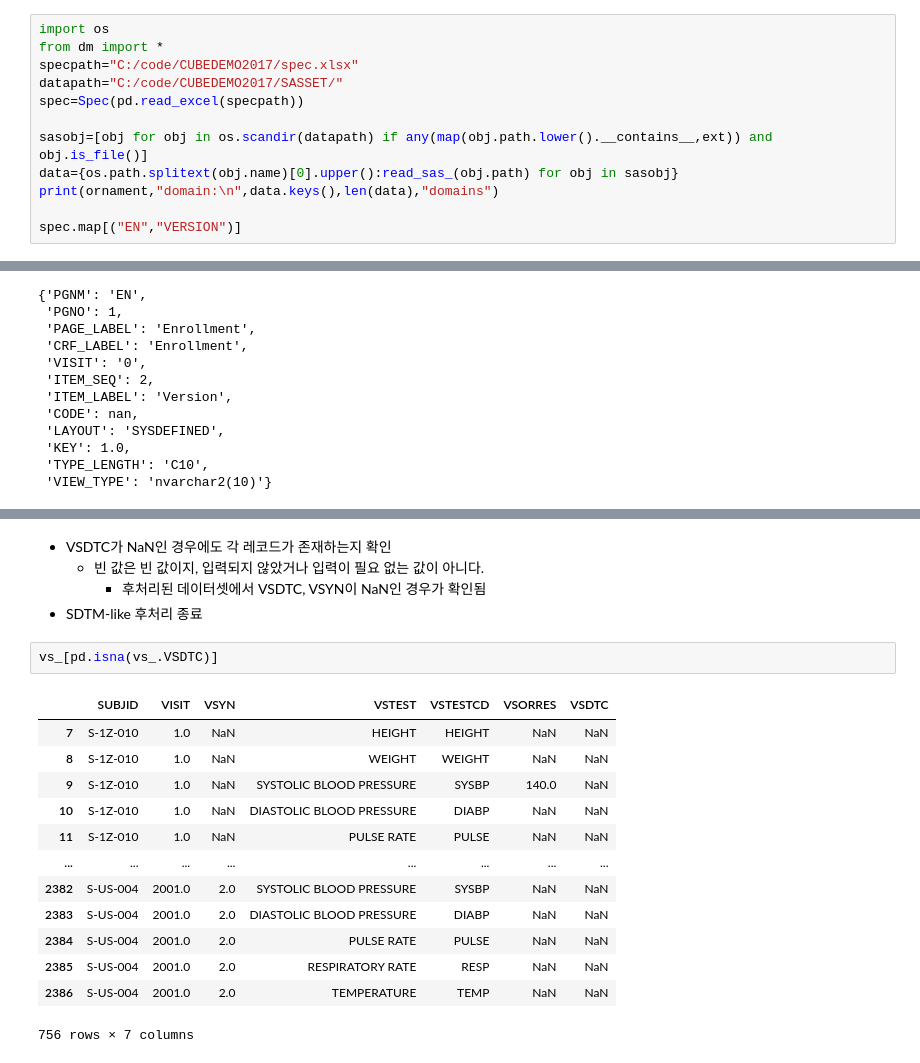
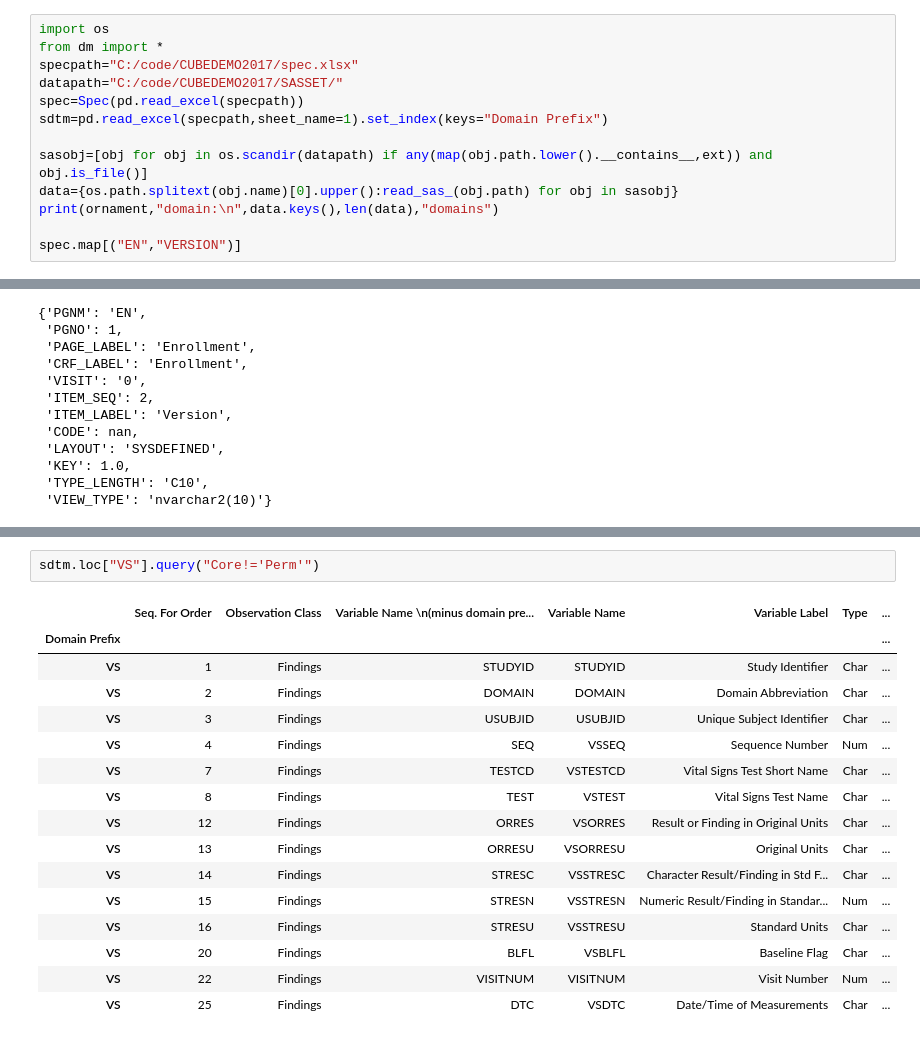
Before and after one commit to beeseosil/pub, a Jupyter notebook: ct/dmb.ipynb, the cells around one changed output, grey strips where cells are left out. Drawn from its saved outputs; the diff is of its cells as text.

```diff
--- a/ct/dmb.ipynb
+++ b/ct/dmb.ipynb
@@ -34,6 +34,7 @@ from dm import *
 specpath="C:/code/CUBEDEMO2017/spec.xlsx"
 datapath="C:/code/CUBEDEMO2017/SASSET/"
 spec=Spec(pd.read_excel(specpath))
+sdtm=pd.read_excel(specpath,sheet_name=1).set_index(keys="Domain Prefix")
 
 sasobj=[obj for obj in os.scandir(datapath) if any(map(obj.path.lower().__contains__,ext)) and obj.is_file()]
 data={os.path.splitext(obj.name)[0].upper():read_sas_(obj.path) for obj in sasobj}
@@ -173,21 +64,19 @@ vs_
-# %% [markdown]
-- VSDTC가 NaN인 경우에도 각 레코드가 존재하는지 확인
-    - 빈 값은 빈 값이지, 입력되지 않았거나 입력이 필요 없는 값이 아니다.
-        - 후처리된 데이터셋에서 VSDTC, VSYN이 NaN인 경우가 확인됨
-- SDTM-like 후처리 종료
-# %%
-vs_[pd.isna(vs_.VSDTC)]
-# %% [output]
-|  | SUBJID | VISIT | VSYN | VSTEST | VSTESTCD | VSORRES | VSDTC |
-| 7 | S-1Z-010 | 1.0 | NaN | HEIGHT | HEIGHT | NaN | NaN |
-| 8 | S-1Z-010 | 1.0 | NaN | WEIGHT | WEIGHT | NaN | NaN |
-| 9 | S-1Z-010 | 1.0 | NaN | SYSTOLIC BLOOD PRESSURE | SYSBP | 140.0 | NaN |
-| 10 | S-1Z-010 | 1.0 | NaN | DIASTOLIC BLOOD PRESSURE | DIABP | NaN | NaN |
-| 11 | S-1Z-010 | 1.0 | NaN | PULSE RATE | PULSE | NaN | NaN |
-| ... | ... | ... | ... | ... | ... | ... | ... |
-| 2382 | S-US-004 | 2001.0 | 2.0 | SYSTOLIC BLOOD PRESSURE | SYSBP | NaN | NaN |
-| 2383 | S-US-004 | 2001.0 | 2.0 | DIASTOLIC BLOOD PRESSURE | DIABP | NaN | NaN |
-| 2384 | S-US-004 | 2001.0 | 2.0 | PULSE RATE | PULSE | NaN | NaN |
-| 2385 | S-US-004 | 2001.0 | 2.0 | RESPIRATORY RATE | RESP | NaN | NaN |
-| 2386 | S-US-004 | 2001.0 | 2.0 | TEMPERATURE | TEMP | NaN | NaN |
-756 rows × 7 columns
+# %%
+sdtm.loc["VS"].query("Core!='Perm'")
+# %% [output]
+|  | Seq. For Order | Observation Class | Variable Name \n(minus domain pre... | Variable Name | Variable Label | Type | ... |
+| Domain Prefix |  |  |  |  |  |  | ... |
+| VS | 1 | Findings | STUDYID | STUDYID | Study Identifier | Char | ... |
+| VS | 2 | Findings | DOMAIN | DOMAIN | Domain Abbreviation | Char | ... |
+| VS | 3 | Findings | USUBJID | USUBJID | Unique Subject Identifier | Char | ... |
+| VS | 4 | Findings | SEQ | VSSEQ | Sequence Number | Num | ... |
+| VS | 7 | Findings | TESTCD | VSTESTCD | Vital Signs Test Short Name | Char | ... |
+| VS | 8 | Findings | TEST | VSTEST | Vital Signs Test Name | Char | ... |
+| VS | 12 | Findings | ORRES | VSORRES | Result or Finding in Original Units | Char | ... |
+| VS | 13 | Findings | ORRESU | VSORRESU | Original Units | Char | ... |
+| VS | 14 | Findings | STRESC | VSSTRESC | Character Result/Finding in Std F... | Char | ... |
+| VS | 15 | Findings | STRESN | VSSTRESN | Numeric Result/Finding in Standar... | Num | ... |
+| VS | 16 | Findings | STRESU | VSSTRESU | Standard Units | Char | ... |
+| VS | 20 | Findings | BLFL | VSBLFL | Baseline Flag | Char | ... |
+| VS | 22 | Findings | VISITNUM | VISITNUM | Visit Number | Num | ... |
+| VS | 25 | Findings | DTC | VSDTC | Date/Time of Measurements | Char | ... |
```
Also changed, not shown: parts of 24 cells of this notebook.
